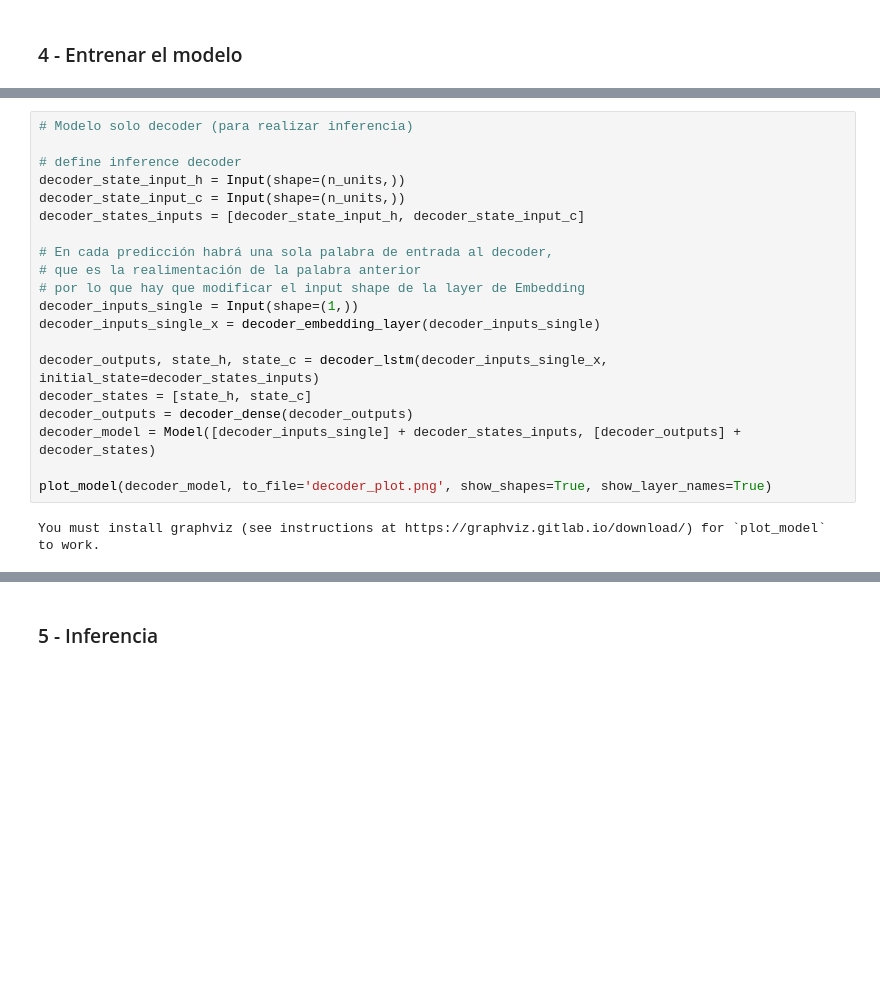
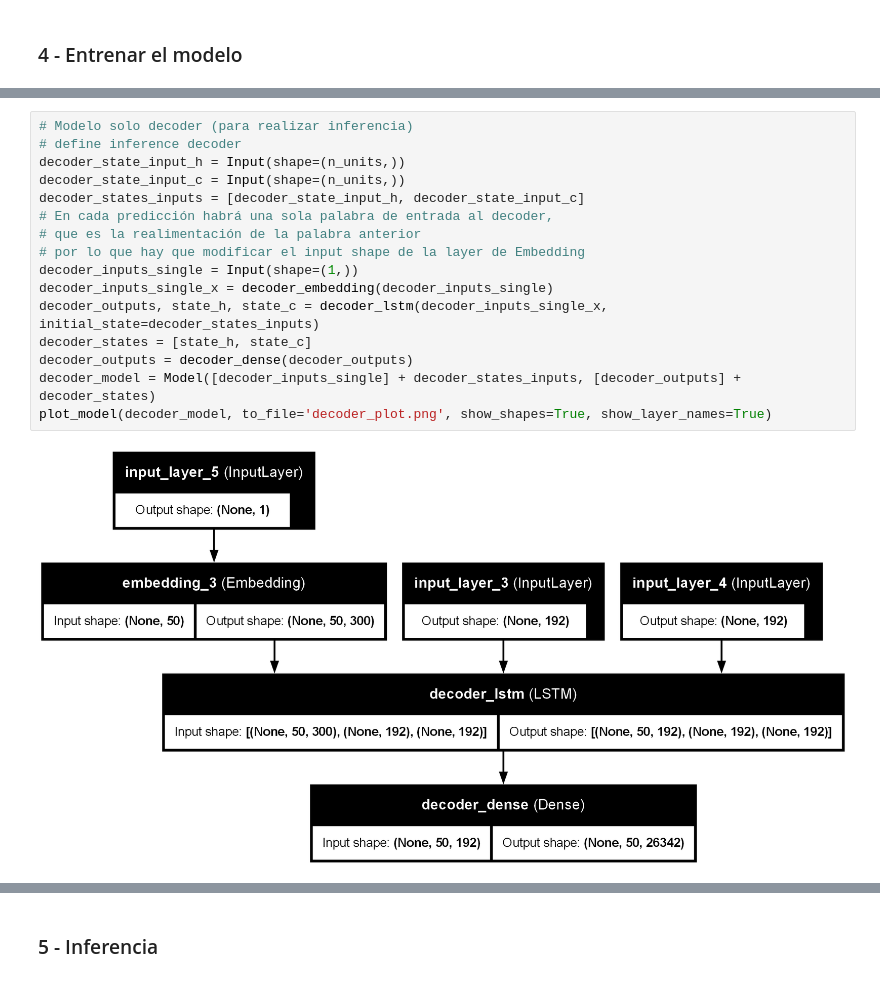
Before and after one commit to pablog86/Desafios_NLP, a Jupyter notebook: desafio4/desarrollo_desafio4-keras.ipynb, the cells around one changed output, grey strips where cells are left out. Saved outputs shown, nothing was run; the diff lists cells and outputs as text; blank space fills up the shorter version.

```diff
--- a/desafio4/desarrollo_desafio4-keras.ipynb
+++ b/desafio4/desarrollo_desafio4-keras.ipynb
@@ -484,22 +320,18 @@ You must install graphviz (see instructions at https://graphviz.gitlab.io/downlo
 # %%
 # Modelo solo decoder (para realizar inferencia)
-
 # define inference decoder
 decoder_state_input_h = Input(shape=(n_units,))
 decoder_state_input_c = Input(shape=(n_units,))
 decoder_states_inputs = [decoder_state_input_h, decoder_state_input_c]
-
 # En cada predicción habrá una sola palabra de entrada al decoder,
 # que es la realimentación de la palabra anterior
 # por lo que hay que modificar el input shape de la layer de Embedding
 decoder_inputs_single = Input(shape=(1,))
-decoder_inputs_single_x = decoder_embedding_layer(decoder_inputs_single)
-
+decoder_inputs_single_x = decoder_embedding(decoder_inputs_single)
 decoder_outputs, state_h, state_c = decoder_lstm(decoder_inputs_single_x, initial_state=decoder_states_inputs)
 decoder_states = [state_h, state_c]
 decoder_outputs = decoder_dense(decoder_outputs)
 decoder_model = Model([decoder_inputs_single] + decoder_states_inputs, [decoder_outputs] + decoder_states)
-
 plot_model(decoder_model, to_file='decoder_plot.png', show_shapes=True, show_layer_names=True)
 # %% [output]
-You must install graphviz (see instructions at https://graphviz.gitlab.io/download/) for `plot_model` to work.
+[figure, added]
```
Also changed, not shown: parts of 32 cells of this notebook, 11 other files.
